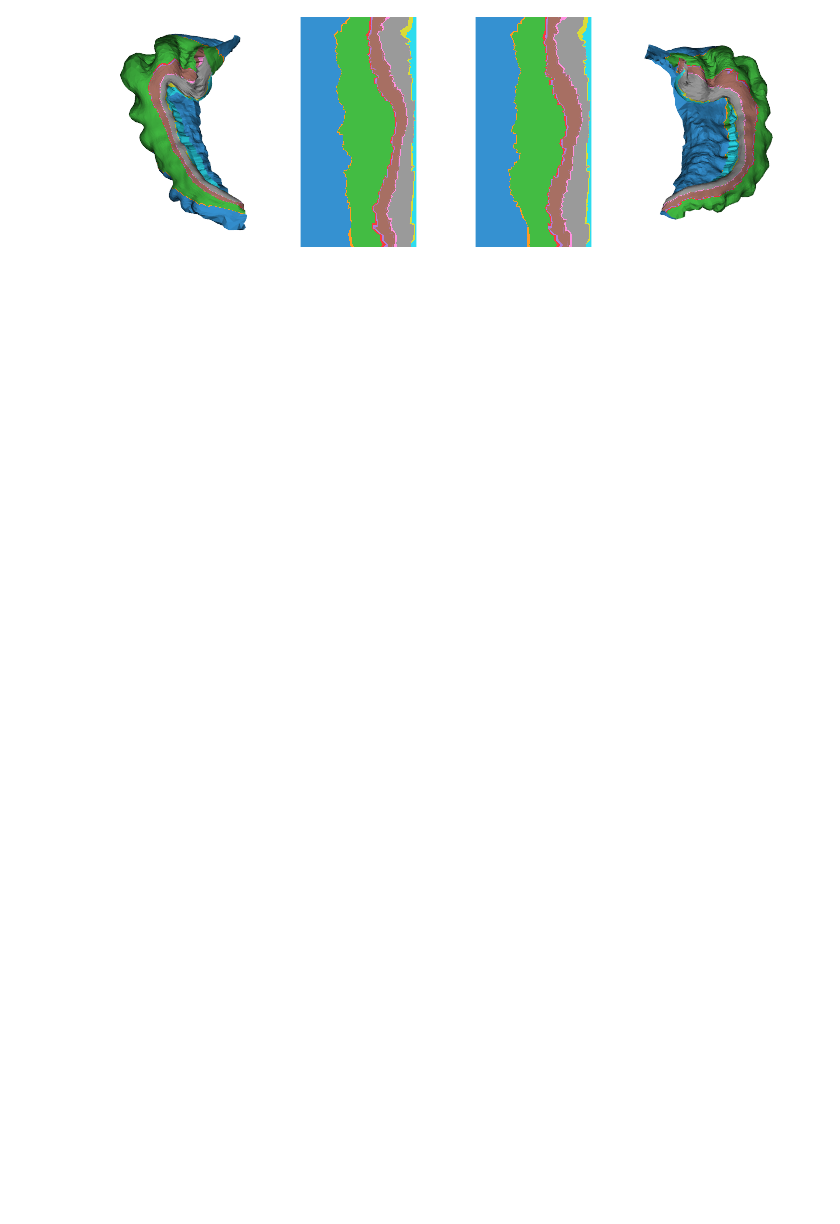
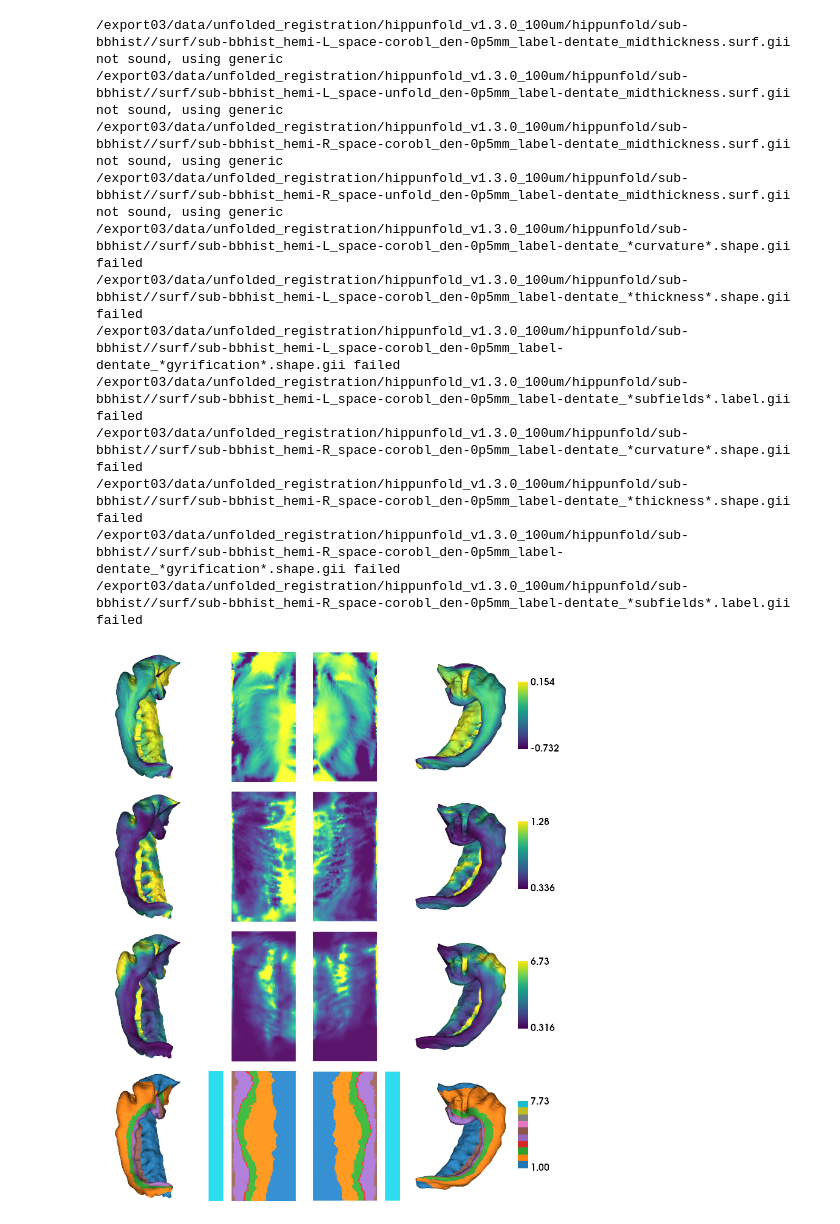
Before and after one commit to jordandekraker/hippunfold_toolbox, a Jupyter notebook: notebooks/plotting_tester.ipynb, the cells around one changed output. Cells and saved outputs as stored; diff of their text form; code cells hidden in the pictures; blank space fills up the shorter version.

```diff
--- a/notebooks/plotting_tester.ipynb
+++ b/notebooks/plotting_tester.ipynb
@@ -31,14 +31,28 @@ plotting.surfplot_sub_foldunfold(hippunfold_dir, sub, ses, features, unfoldAPres
-# %%
-hippunfold_dir = '/export03/data/unfolded_registration/hippunfold_v1.3.0_100um/hippunfold'
-sub = '122017'
-ses=''
-feature = ['subfields']
-den = '0p5mm'
-resourcesdir = '/export03/data/opt/hippunfold_toolbox/resources'
-modality = 'corobl'
-
-plotting.surfplot_sub_foldunfold(hippunfold_dir, sub, ses, feature, labels=['hipp'], modality='corobl', cmap='tab10', embed_nb=True)
-# %% [output]
-[figure, removed]
+# %%
+hippunfold_dir = '/export03/data/unfolded_registration/hippunfold_v1.3.0_100um/hippunfold'
+sub = 'bbhist'
+ses=''
+features = ['curvature', 'thickness', 'gyrification', 'subfields']
+resourcesdir = '/export03/data/opt/hippunfold_toolbox/resources'
+modality = 'T1w'
+import importlib
+importlib.reload(utils)
+importlib.reload(plotting)
+
+plotting.surfplot_sub_foldunfold(hippunfold_dir, sub, ses, features, modality='corobl',unfoldAPrescale=False, embed_nb=True, color_bar='right', share='row')
+# %% [output]
+/export03/data/unfolded_registration/hippunfold_v1.3.0_100um/hippunfold/sub-bbhist//surf/sub-bbhist_hemi-L_space-corobl_den-0p5mm_label-dentate_midthickness.surf.gii not sound, using generic
+/export03/data/unfolded_registration/hippunfold_v1.3.0_100um/hippunfold/sub-bbhist//surf/sub-bbhist_hemi-L_space-unfold_den-0p5mm_label-dentate_midthickness.surf.gii not sound, using generic
+/export03/data/unfolded_registration/hippunfold_v1.3.0_100um/hippunfold/sub-bbhist//surf/sub-bbhist_hemi-R_space-corobl_den-0p5mm_label-dentate_midthickness.surf.gii not sound, using generic
+/export03/data/unfolded_registration/hippunfold_v1.3.0_100um/hippunfold/sub-bbhist//surf/sub-bbhist_hemi-R_space-unfold_den-0p5mm_label-dentate_midthickness.surf.gii not sound, using generic
+/export03/data/unfolded_registration/hippunfold_v1.3.0_100um/hippunfold/sub-bbhist//surf/sub-bbhist_hemi-L_space-corobl_den-0p5mm_label-dentate_*curvature*.shape.gii failed
+/export03/data/unfolded_registration/hippunfold_v1.3.0_100um/hippunfold/sub-bbhist//surf/sub-bbhist_hemi-L_space-corobl_den-0p5mm_label-dentate_*thickness*.shape.gii failed
+/export03/data/unfolded_registration/hippunfold_v1.3.0_100um/hippunfold/sub-bbhist//surf/sub-bbhist_hemi-L_space-corobl_den-0p5mm_label-dentate_*gyrification*.shape.gii failed
+/export03/data/unfolded_registration/hippunfold_v1.3.0_100um/hippunfold/sub-bbhist//surf/sub-bbhist_hemi-L_space-corobl_den-0p5mm_label-dentate_*subfields*.label.gii failed
+/export03/data/unfolded_registration/hippunfold_v1.3.0_100um/hippunfold/sub-bbhist//surf/sub-bbhist_hemi-R_space-corobl_den-0p5mm_label-dentate_*curvature*.shape.gii failed
+/export03/data/unfolded_registration/hippunfold_v1.3.0_100um/hippunfold/sub-bbhist//surf/sub-bbhist_hemi-R_space-corobl_den-0p5mm_label-dentate_*thickness*.shape.gii failed
+/export03/data/unfolded_registration/hippunfold_v1.3.0_100um/hippunfold/sub-bbhist//surf/sub-bbhist_hemi-R_space-corobl_den-0p5mm_label-dentate_*gyrification*.shape.gii failed
+/export03/data/unfolded_registration/hippunfold_v1.3.0_100um/hippunfold/sub-bbhist//surf/sub-bbhist_hemi-R_space-corobl_den-0p5mm_label-dentate_*subfields*.label.gii failed
+[figure, added]
 # %%
 hippunfold_dir = '/data/mica3/BIDS_MICs/derivatives/hippunfold_v1.3.0/hippunfold'
```
Also changed, not shown: parts of 4 cells of this notebook, 1 other file.
